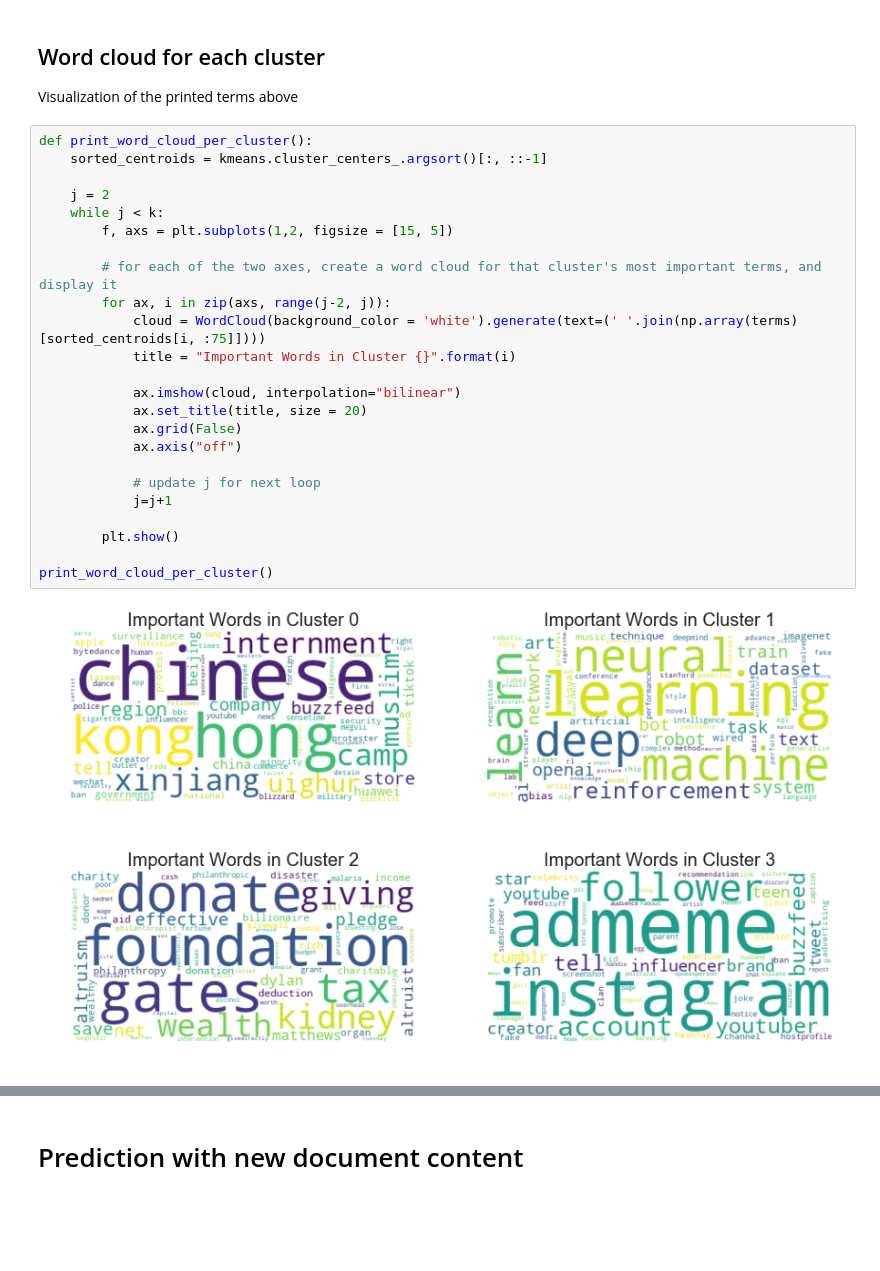
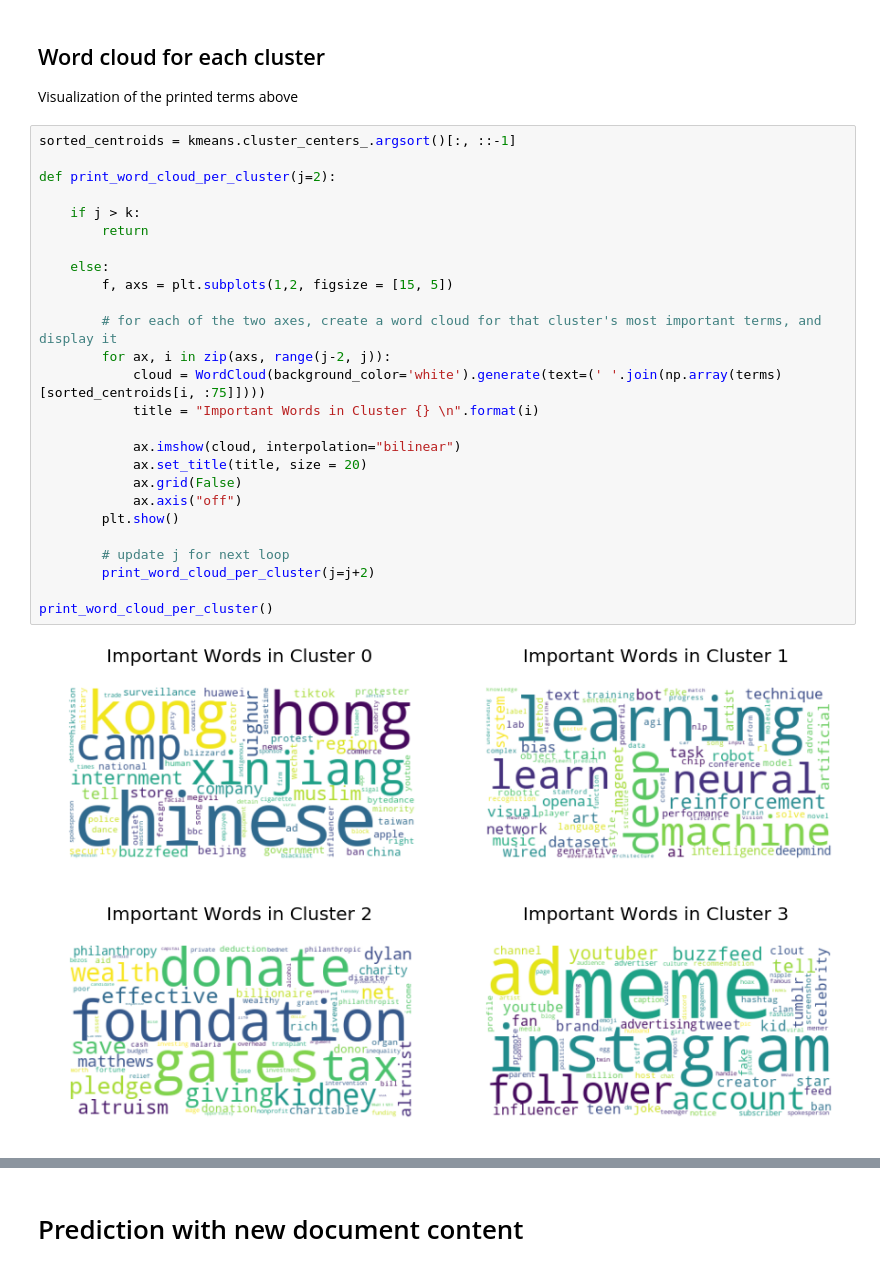
Before and after one commit to micaelamccall/tech-news-cluster, a Jupyter notebook: tech_news_cluster/tech_news_cluster.ipynb, the cells around one changed output, grey strips where cells are left out. Cells and saved outputs as stored; diff of their text form; blank space fills up the shorter version.

```diff
--- a/tech_news_cluster/tech_news_cluster.ipynb
+++ b/tech_news_cluster/tech_news_cluster.ipynb
@@ -505,29 +505,31 @@ Just as we saw in the silhouette plot, cluster 12 is very widespread. In general
 ## Word cloud for each cluster
 Visualization of the printed terms above
 # %%
-def print_word_cloud_per_cluster():
-    sorted_centroids = kmeans.cluster_centers_.argsort()[:, ::-1]
+sorted_centroids = kmeans.cluster_centers_.argsort()[:, ::-1]
 
-    j = 2
-    while j < k:
+def print_word_cloud_per_cluster(j=2):
+
+    if j > k:
+        return
+
+    else:
         f, axs = plt.subplots(1,2, figsize = [15, 5])
 
         # for each of the two axes, create a word cloud for that cluster's most important terms, and display it
         for ax, i in zip(axs, range(j-2, j)):
-            cloud = WordCloud(background_color = 'white').generate(text=(' '.join(np.array(terms)[sorted_centroids[i, :75]])))
-            title = "Important Words in Cluster {}".format(i)
+            cloud = WordCloud(background_color='white').generate(text=(' '.join(np.array(terms)[sorted_centroids[i, :75]])))
+            title = "Important Words in Cluster {} \n".format(i)
 
             ax.imshow(cloud, interpolation="bilinear")
             ax.set_title(title, size = 20)
             ax.grid(False)
             ax.axis("off")
-
-            # update j for next loop
-            j=j+1
-
         plt.show()
 
+        # update j for next loop
+        print_word_cloud_per_cluster(j=j+2)
+
 print_word_cloud_per_cluster()
 # %% [output]
-[figure, old version]
+[figure, new version]
-[figure, old version]
+[figure, new version]
```
Also changed, not shown: parts of 2 cells of this notebook.
